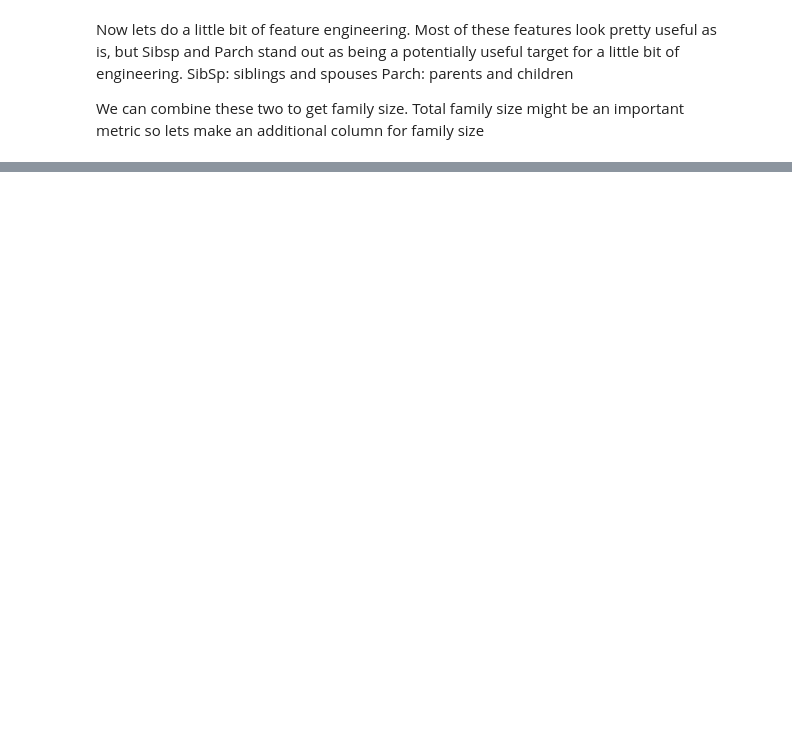
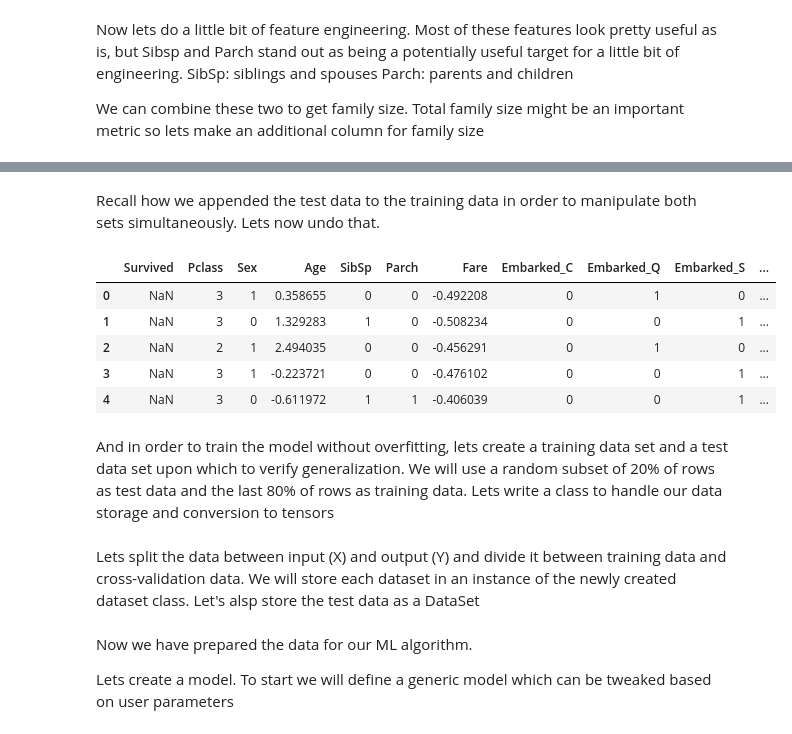
Before and after one commit to NigelBess/Titanic, a Jupyter notebook: attempt0.ipynb, the cells around one changed output, grey strips where cells are left out. Cells and saved outputs as stored; diff of their text form; code cells hidden in the pictures; blank space fills up the shorter version.

```diff
--- a/attempt0.ipynb
+++ b/attempt0.ipynb
@@ -454,0 +243,15 @@ True
+# %% [markdown]
+Recall how we appended the test data to the training data in order to manipulate both sets simultaneously. Lets now undo that.
+# %%
+testData = trainData.tail(testDataRows)
+trainData = trainData.head(trainDataRows)
+testData.head()
+# %% [output]
+|  | Survived | Pclass | Sex | Age | SibSp | Parch | Fare | Embarked_C | Embarked_Q | Embarked_S | ... |
+| 0 | NaN | 3 | 1 | 0.358655 | 0 | 0 | -0.492208 | 0 | 1 | 0 | ... |
+| 1 | NaN | 3 | 0 | 1.329283 | 1 | 0 | -0.508234 | 0 | 0 | 1 | ... |
+| 2 | NaN | 2 | 1 | 2.494035 | 0 | 0 | -0.456291 | 0 | 1 | 0 | ... |
+| 3 | NaN | 3 | 1 | -0.223721 | 0 | 0 | -0.476102 | 0 | 0 | 1 | ... |
+| 4 | NaN | 3 | 0 | -0.611972 | 1 | 1 | -0.406039 | 0 | 0 | 1 | ... |
+# %% [markdown]
+And in order to train the model without overfitting, lets create a training data set and a test data set upon which to verify generalization. We will use a random subset of 20% of rows as test data and the last 80% of rows as training data. Lets write a class to handle our data storage and conversion to tensors
@@ -454,0 +308,2 @@ True
+# %% [markdown]
+Lets split the data between input (X) and output (Y) and divide it between training data and cross-validation data. We will store each dataset in an instance of the newly created dataset class. Let's alsp store the test data as a DataSet
@@ -454,0 +326,4 @@ True
+# %% [markdown]
+Now we have prepared the data for our ML algorithm.
+
+Lets create a model. To start we will define a generic model which can be tweaked based on user parameters
```
Also changed, not shown: parts of 55 cells of this notebook, 5 other files.
